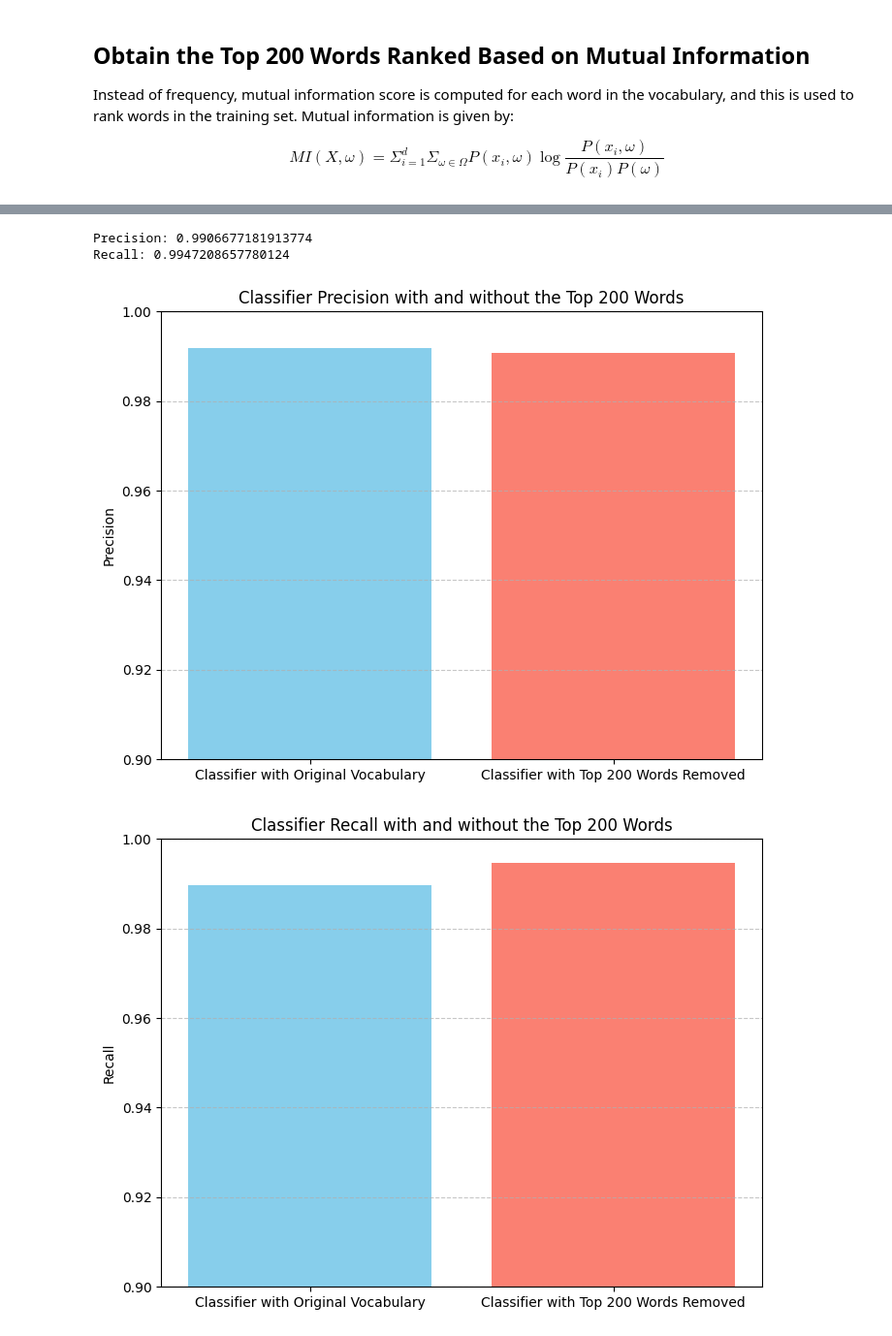
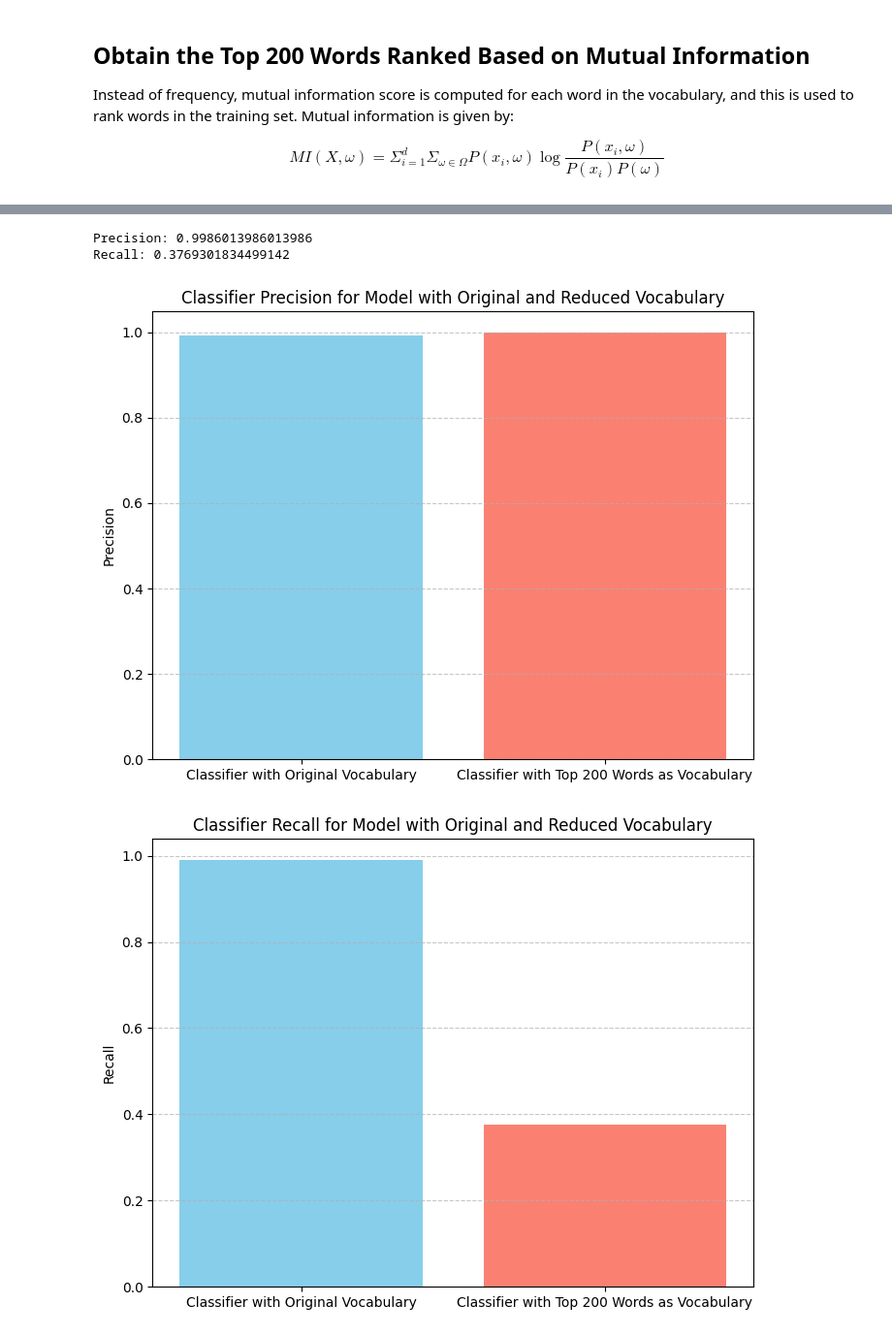
Before and after one commit to lendl-uy/ai201, a Jupyter notebook: programming_hw_2/ai201_pa2_jan_lendl_uy.ipynb, the cells around one changed output, grey strips where cells are left out. Shown at 97% size. Cells and saved outputs as stored; diff of their text form; code cells hidden in the pictures.

```diff
--- a/programming_hw_2/ai201_pa2_jan_lendl_uy.ipynb
+++ b/programming_hw_2/ai201_pa2_jan_lendl_uy.ipynb
@@ -495,14 +485,14 @@ To retrain the classifier without the top 200 words ranked by highest mutual inf
 # Get the top 200 words
 top_200_words = set(word for word, _ in sorted_words[:TOP_N_WORDS])
 
-def remove_top_words(documents, top_words):
-    return [[word for word in doc if word not in top_words] for doc in documents]
+def retain_top_words(documents, top_words):
+    return [[word for word in doc if word in top_words] for doc in documents]
 
-# Remove the top 200 words from X_train so that it does not show up in the vocabulary
-X_train_reduced = remove_top_words(X_train, top_200_words)
+# Retain the top 200 words from X_train while all others are removed
+X_train_reduced = retain_top_words(X_train, top_200_words)
 # %%
 # Re-initialize a Naive Bayes classifier with the best smoothing factor
-nbc = NaiveBayesClassifier(smoothing_factor=1e-3)
+nbc = NaiveBayesClassifier(smoothing_factor=1)
 
 # Train the classifier
 nbc.fit(X_train_reduced, y_train)
@@ -514,35 +504,35 @@ reduced_train_set_metrics = compute_metrics(y_test, y_pred)
 print(f"Precision: {reduced_train_set_metrics['precision']}")
 print(f"Recall: {reduced_train_set_metrics['recall']}")
 # %% [output]
-Precision: 0.9906677181913774
-Recall: 0.9947208657780124
+Precision: 0.9986013986013986
+Recall: 0.3769301834499142
 # %%
-# Visualize comparison of precision with and without the top 200 words
-models = ["Classifier with Original Vocabulary", "Classifier with Top 200 Words Removed"]
+# Visualize comparison of precision with original vocabulary and with only top 200 words
+models = ["Classifier with Original Vocabulary", "Classifier with Top 200 Words as Vocabulary"]
 original_train_set_metrics = precision_results[0]
 precision_scores = [original_train_set_metrics, reduced_train_set_metrics["precision"]]
 
 plt.figure(figsize=(8, 6))
 plt.bar(models, precision_scores, color=["skyblue", "salmon"])
-plt.title("Classifier Precision with and without the Top 200 Words")
+plt.title("Classifier Precision for Model with Original and Reduced Vocabulary")
 plt.ylabel("Precision")
-plt.ylim(0.9, 1)
+# plt.ylim(0.9, 1)
 plt.grid(axis="y", linestyle="--", alpha=0.7)
 plt.show()
 # %% [output]
-[figure, old version]
+[figure, new version]
 # %%
-# Visualize comparison of recall with and without the top 200 words
-models = ["Classifier with Original Vocabulary", "Classifier with Top 200 Words Removed"]
+# Visualize comparison of recall with original vocabulary and with only top 200 words
+models = ["Classifier with Original Vocabulary", "Classifier with Top 200 Words as Vocabulary"]
 original_train_set_metrics = recall_results[0]
 recall_scores = [original_train_set_metrics, reduced_train_set_metrics["recall"]]
 
 plt.figure(figsize=(8, 6))
 plt.bar(models, recall_scores, color=["skyblue", "salmon"])
-plt.title("Classifier Recall with and without the Top 200 Words")
+plt.title("Classifier Recall for Model with Original and Reduced Vocabulary")
 plt.ylabel("Recall")
-plt.ylim(0.9, 1)
+# plt.ylim(0.9, 1)
 plt.grid(axis="y", linestyle="--", alpha=0.7)
 plt.show()
 # %% [output]
-[figure, old version]
+[figure, new version]
```
Also changed, not shown: parts of 4 cells of this notebook, 2 other files.
